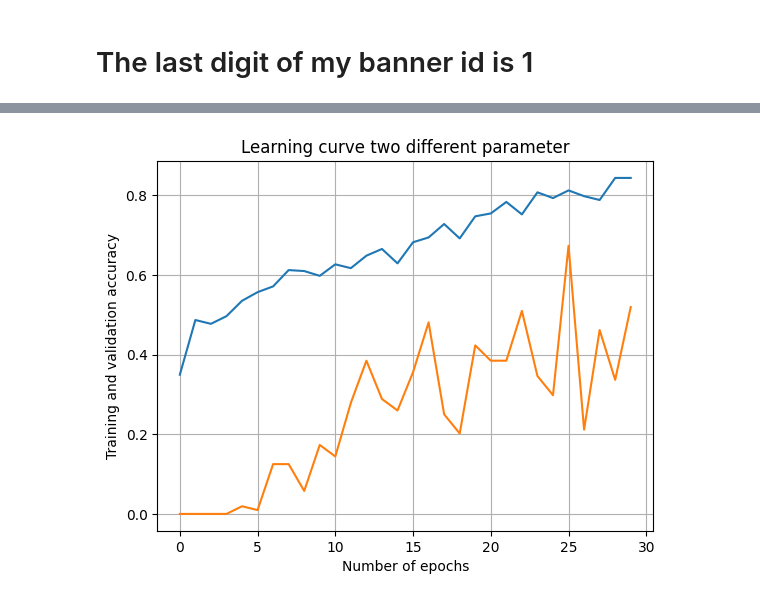
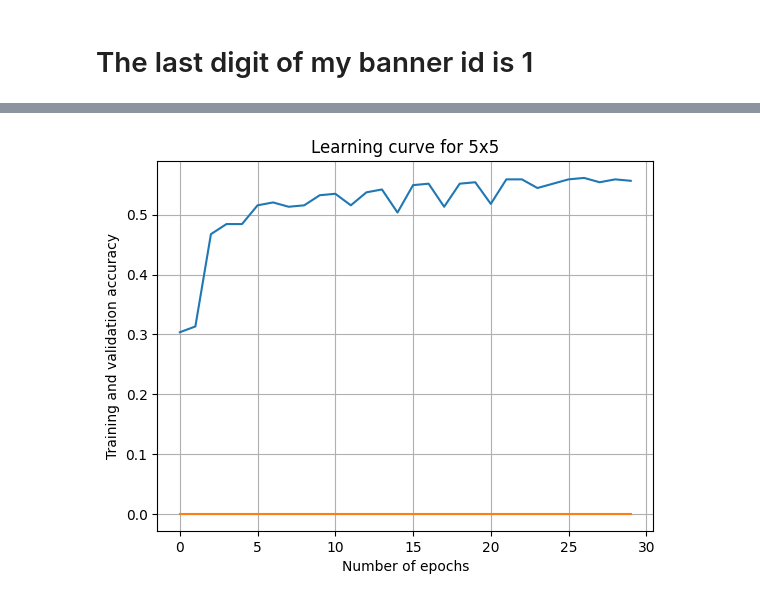
Before and after one commit to million-haileyesus/Data_Mining_I, a Jupyter notebook: DM_Assignment3/programming assignment 3.ipynb, the cells around one changed output, grey strips where cells are left out. Cells and saved outputs as stored; diff of their text form; code cells hidden in the pictures.

```diff
--- a/DM_Assignment3/programming assignment 3.ipynb
+++ b/DM_Assignment3/programming assignment 3.ipynb
@@ -241,21 +274,17 @@ plot_learning_curve()
 # %% [markdown]
 # The last digit of my banner id is 1
 # %%
-def cnn_classifier():
+def cnn_classifier_1():
     num_classes = 4
     input_shape = (100, 100, 1)
 
     model = keras.Sequential(
     [
         keras.Input(shape=input_shape),
-        layers.Conv2D(8, kernel_size=(3, 3), activation="relu"),
-        layers.MaxPooling2D(pool_size=(2, 2)),
         layers.Conv2D(16, kernel_size=(5, 5), activation="relu"),
         layers.MaxPooling2D(pool_size=(2, 2)),
-        layers.Conv2D(32, kernel_size=(7, 7), activation="relu"),
-        layers.MaxPooling2D(pool_size=(2, 2)),
         layers.Flatten(),
-        layers.Dropout(0.5),
+        layers.Dense(16, activation="relu"),
         layers.Dense(num_classes, activation="softmax")
     ]
     )
@@ -264,10 +293,10 @@ def cnn_classifier():
 
     return model
 # %%
-def fit_model():
+def fit_model_1():
     batch_size = 128
     num_epochs = 30
-    model = cnn_classifier()
+    model = cnn_classifier_1()
     X_train, y_train, X_test, y_test = standardized_dataset()
 
     X_train = np.reshape(X_train, (X_train.shape[0], 100, 100, 1))
@@ -281,15 +310,15 @@ def fit_model():
 
     return model, history, X_test, y_test
 # %%
-def evaluate_model():
-    model, history, X_test, y_test = fit_model()
+def evaluate_model_1():
+    model, history, X_test, y_test = fit_model_1()
     score = model.evaluate(X_test, y_test, verbose=0)
     print("\n\nTest loss:", score[0])
     print("Test accuracy:", score[1])
 
     return history
 # %%
-history = evaluate_model()
+history_1 = evaluate_model_1()
 # %% [output]
 Model: "sequential_1"
 _________________________________________________________________
@@ -311,13 +340,13 @@ Test accuracy: 0.6212121248245239
 # %%
-def plot_new_curve():
-    plt.plot(history.history["accuracy"], label="Training Accuracy")
-    plt.plot(history.history["val_accuracy"], label="Validation Accuracy")
+def plot_new_curve_1():
+    plt.plot(history_1.history["accuracy"], label="Training Accuracy")
+    plt.plot(history_1.history["val_accuracy"], label="Validation Accuracy")
     plt.xlabel("Number of epochs")
     plt.ylabel("Training and validation accuracy")
-    plt.title("Learning curve two different parameter")
+    plt.title("Learning curve for 5x5")
     plt.grid(True)
     plt.show()
 
-plot_new_curve()
+plot_new_curve_1()
 # %% [output]
-[figure, old version]
+[figure, new version]
```
Also changed, not shown: parts of 17 cells of this notebook.
